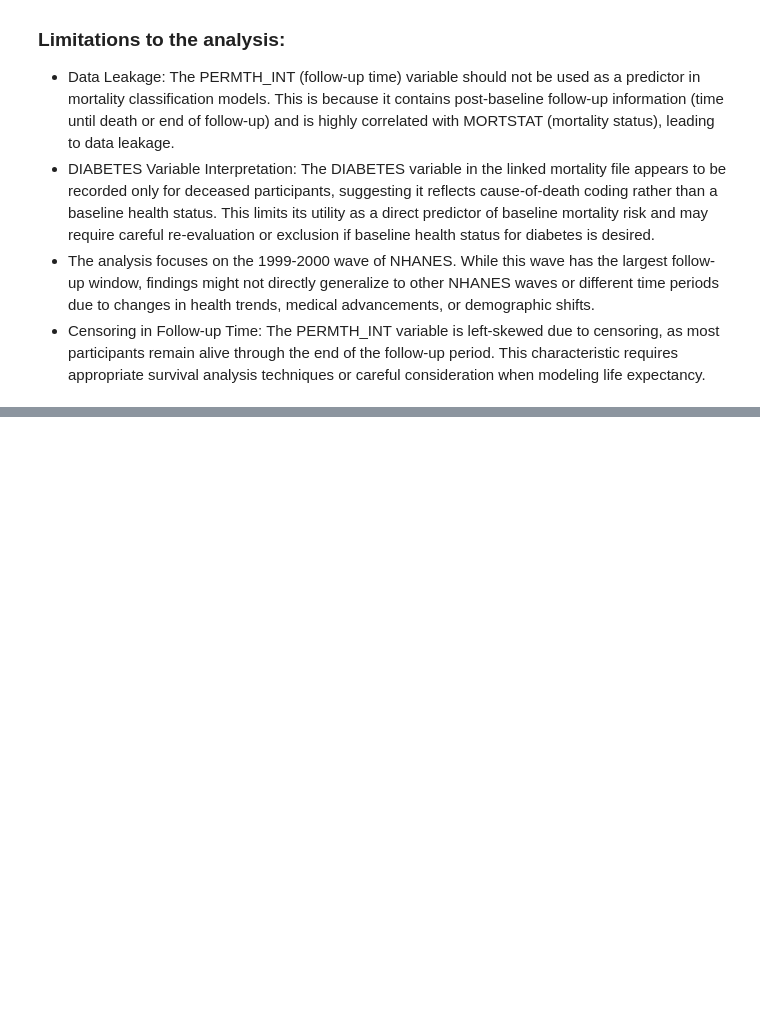
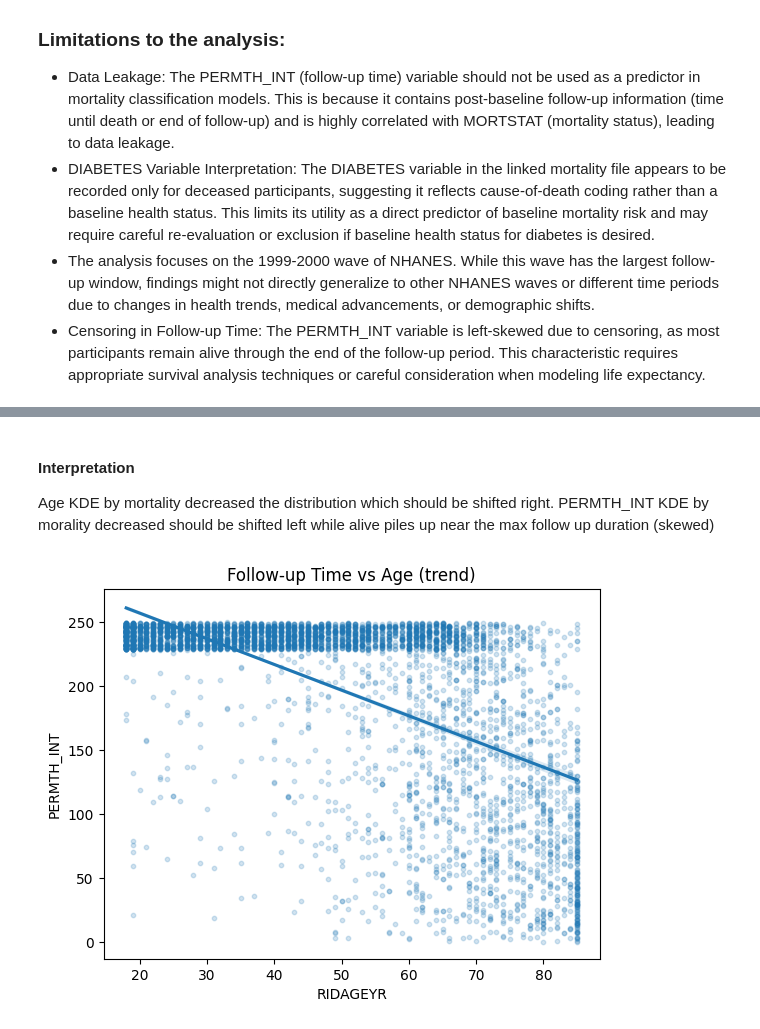
Before and after one commit to richarddo3/ds3001_project1, a Jupyter notebook: project_1_bsds.ipynb, the cells around one changed output, grey strips where cells are left out. Saved outputs shown, nothing was run; the diff lists cells and outputs as text; code cells hidden in the pictures; blank space fills up the shorter version.

```diff
--- a/project_1_bsds.ipynb
+++ b/project_1_bsds.ipynb
@@ -381,0 +453,11 @@ The overall purpose of these combined datasets in this project is to predict who
+# %% [markdown]
+#### Interpretation
+Age KDE by mortality decreased the distribution which should be shifted right.
+PERMTH_INT KDE by morality decreased should be shifted left while alive piles up near the max follow up duration (skewed)
+# %%
+# Scatterplot
+sns.regplot(data=df, x="RIDAGEYR", y="PERMTH_INT", scatter_kws={"alpha":0.2, "s":10}, line_kws={})
+plt.title("Follow-up Time vs Age (trend)")
+plt.show()
+# %% [output]
+[figure, added]
```
Also changed, not shown: parts of 11 cells of this notebook.
